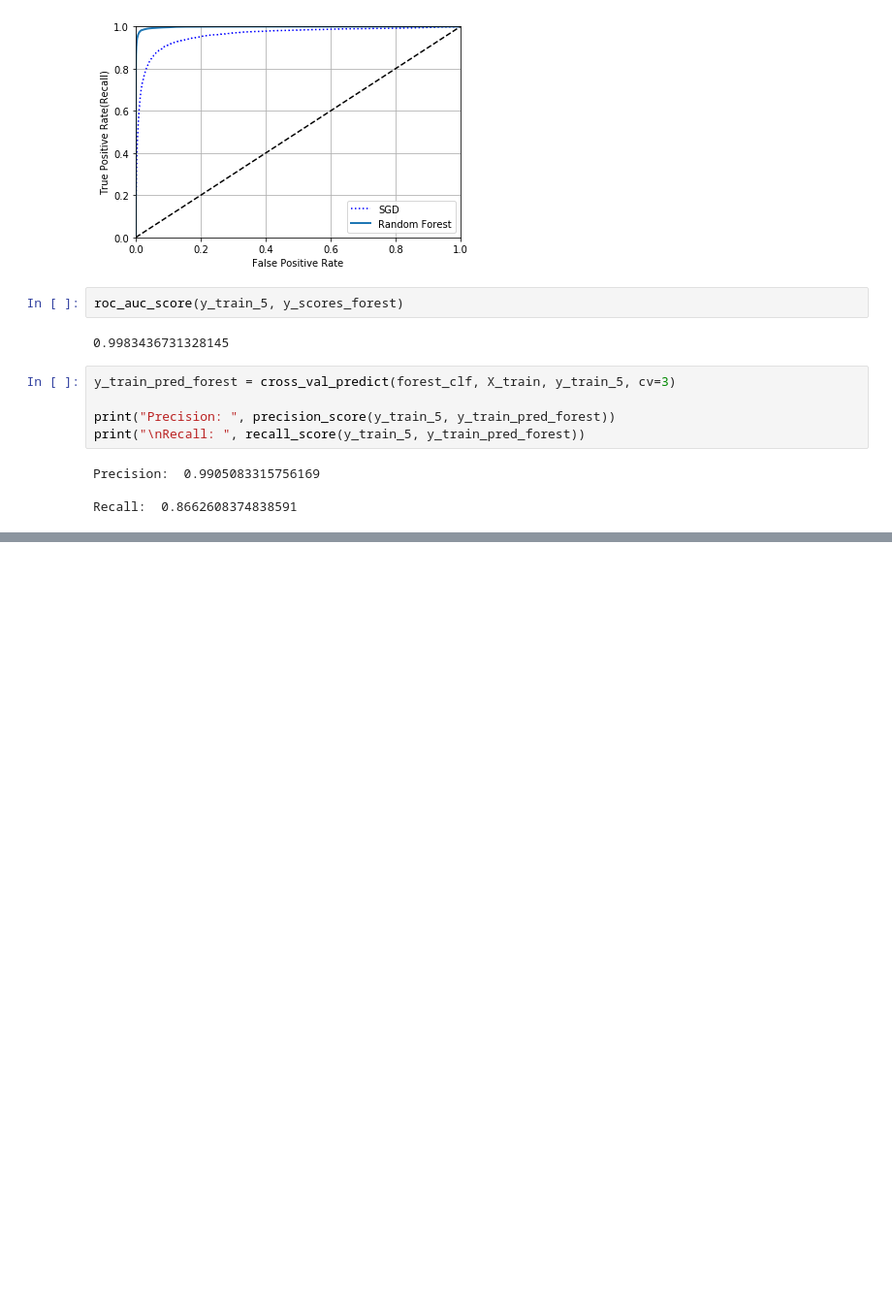
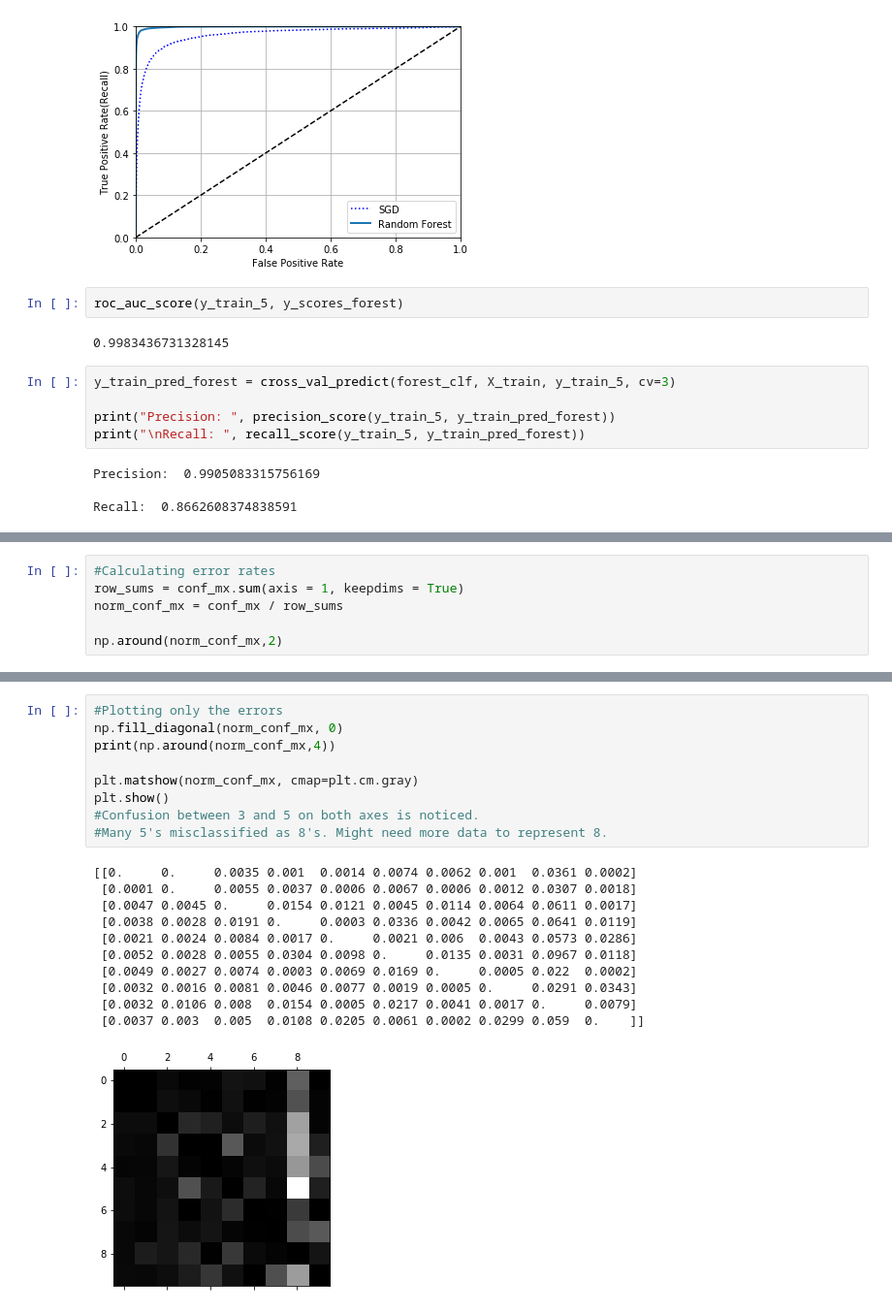
Before and after one commit to abhay-iy97/ml-handson, a Jupyter notebook: MNIST_classification.ipynb, the cells around one changed output, grey strips where cells are left out. Shown at 97% size. Saved outputs shown, nothing was run; the diff lists cells and outputs as text; blank space fills up the shorter version.

```diff
--- a/MNIST_classification.ipynb
+++ b/MNIST_classification.ipynb
@@ -341,0 +453,6 @@ Recall:  0.8662608374838591
+# %%
+#Calculating error rates
+row_sums = conf_mx.sum(axis = 1, keepdims = True)
+norm_conf_mx = conf_mx / row_sums
+
+np.around(norm_conf_mx,2)
@@ -341,0 +470,21 @@ Recall:  0.8662608374838591
+# %%
+#Plotting only the errors
+np.fill_diagonal(norm_conf_mx, 0)
+print(np.around(norm_conf_mx,4))
+
+plt.matshow(norm_conf_mx, cmap=plt.cm.gray)
+plt.show()
+#Confusion between 3 and 5 on both axes is noticed.
+#Many 5's misclassified as 8's. Might need more data to represent 8.
+# %% [output]
+[[0.     0.     0.0035 0.001  0.0014 0.0074 0.0062 0.001  0.0361 0.0002]
+ [0.0001 0.     0.0055 0.0037 0.0006 0.0067 0.0006 0.0012 0.0307 0.0018]
+ [0.0047 0.0045 0.     0.0154 0.0121 0.0045 0.0114 0.0064 0.0611 0.0017]
+ [0.0038 0.0028 0.0191 0.     0.0003 0.0336 0.0042 0.0065 0.0641 0.0119]
+ [0.0021 0.0024 0.0084 0.0017 0.     0.0021 0.006  0.0043 0.0573 0.0286]
+ [0.0052 0.0028 0.0055 0.0304 0.0098 0.     0.0135 0.0031 0.0967 0.0118]
+ [0.0049 0.0027 0.0074 0.0003 0.0069 0.0169 0.     0.0005 0.022  0.0002]
+ [0.0032 0.0016 0.0081 0.0046 0.0077 0.0019 0.0005 0.     0.0291 0.0343]
+ [0.0032 0.0106 0.008  0.0154 0.0005 0.0217 0.0041 0.0017 0.     0.0079]
+ [0.0037 0.003  0.005  0.0108 0.0205 0.0061 0.0002 0.0299 0.059  0.    ]]
+[figure, added]
```
Also changed, not shown: parts of 26 cells of this notebook.
